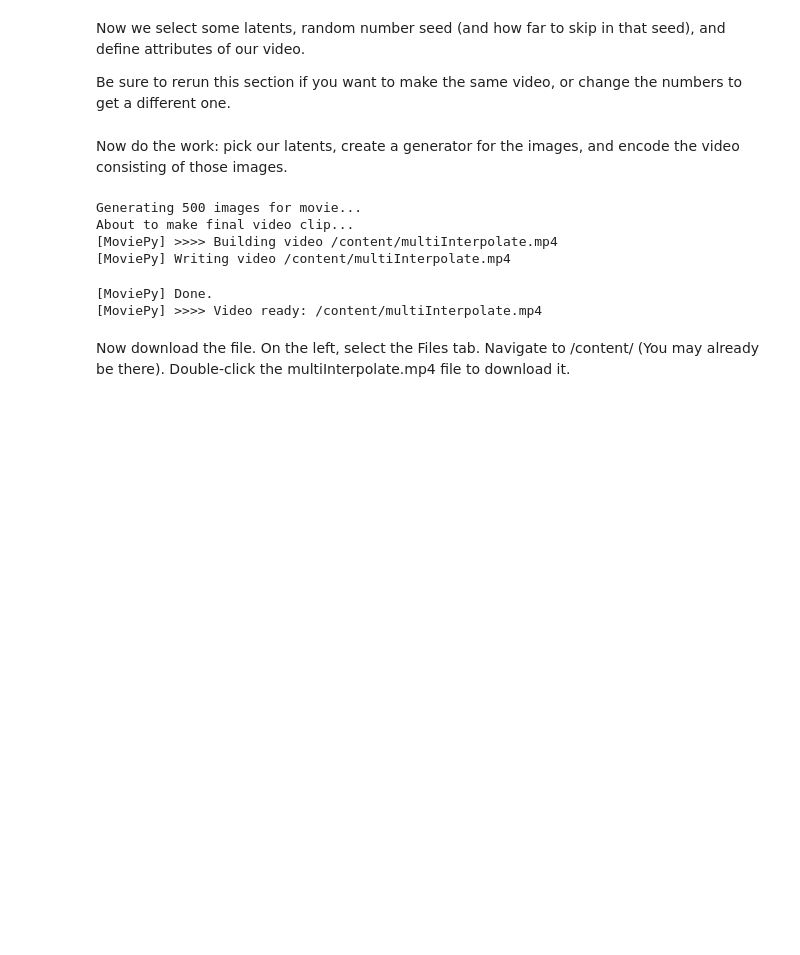
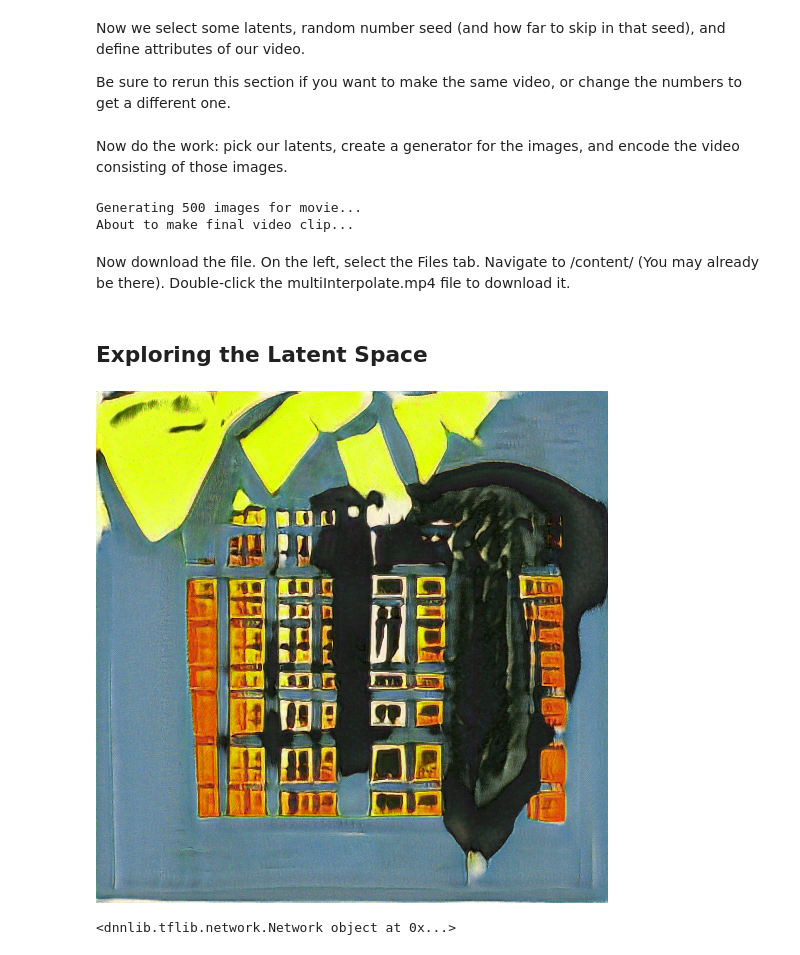
Before and after one commit to KevinSikorskiBase2S/machine-learning-intro-workshop, a Jupyter notebook: StyleGAN_Paintings.ipynb, the cells around one changed output. Saved outputs shown, nothing was run; the diff lists cells and outputs as text; code cells hidden in the pictures; blank space fills up the shorter version.

```diff
--- a/StyleGAN_Paintings.ipynb
+++ b/StyleGAN_Paintings.ipynb
@@ -258,14 +255,25 @@ mp4_file = '/content/multiInterpolate.mp4'
 mp4_codec = 'libx264'
 mp4_bitrate = '5M'
 print("About to make final video clip...")
-video_clip = moviepy.editor.VideoClip(make_frame, duration=duration_sec)
-video_clip.write_videofile(mp4_file, fps=mp4_fps, codec=mp4_codec, bitrate=mp4_bitrate)
+#video_clip = moviepy.editor.VideoClip(make_frame, duration=duration_sec)
+#video_clip.write_videofile(mp4_file, fps=mp4_fps, codec=mp4_codec, bitrate=mp4_bitrate)
 # %% [output]
 Generating 500 images for movie...
 About to make final video clip...
-[MoviePy] >>>> Building video /content/multiInterpolate.mp4
-[MoviePy] Writing video /content/multiInterpolate.mp4
-[MoviePy] Done.
-[MoviePy] >>>> Video ready: /content/multiInterpolate.mp4
 # %% [markdown]
 Now download the file.  On the left, select the Files tab.  Navigate to /content/ (You may already be there).  Double-click the multiInterpolate.mp4 file to download it.
+# %% [markdown]
+## Exploring the Latent Space
+# %%
+latent=rnd.randn(1, Gs.input_shape[1])
+#images = Gs.run(latent_vector1, None, truncation_psi=1, randomize_noise=True, output_transform=fmt)
+#PIL.Image.fromarray(images[0])
+
+images = Gs.run(latent_vector1, None, truncation_psi=1, randomize_noise=False, output_transform=fmt)
+PIL.Image.fromarray(images[0])
+# %% [output]
+[figure, added]
+# %%
+print (Gs)
+# %% [output]
+<dnnlib.tflib.network.Network object at 0x...>
```
Also changed, not shown: parts of 3 cells of this notebook.
